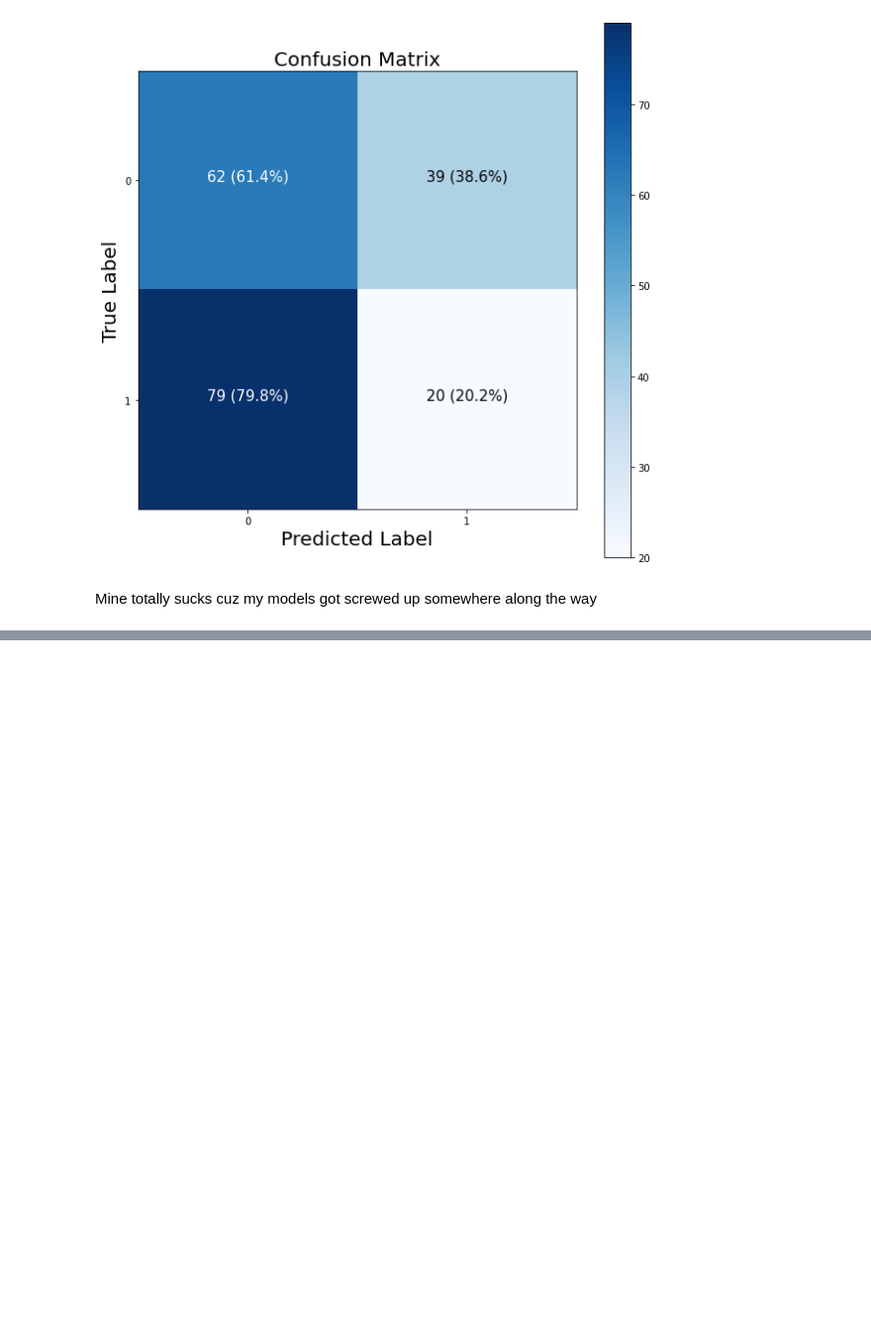
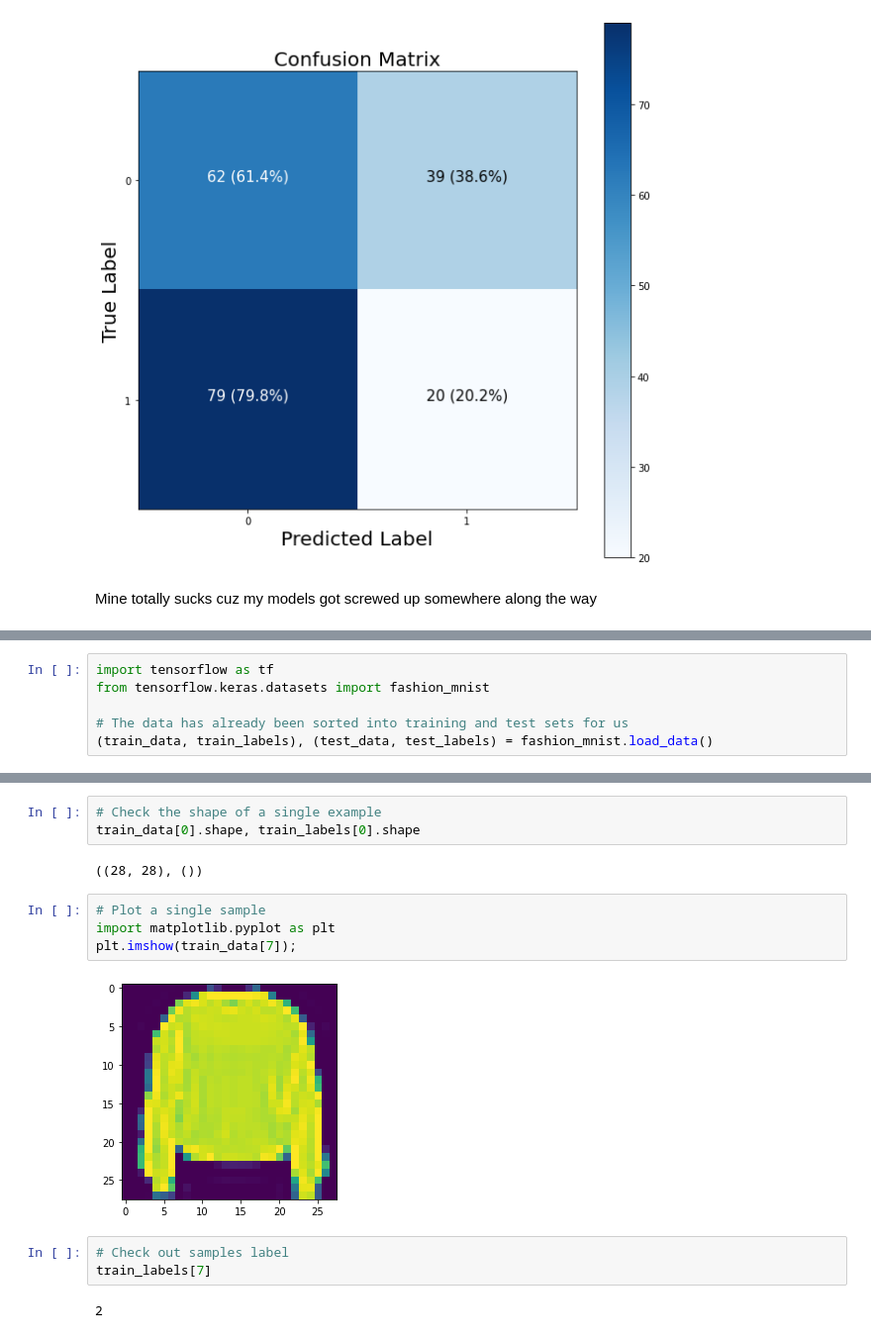
Before and after one commit to ryandraper/neural-network-learning, a Jupyter notebook: 02_neural_network_classification_with_tensorflow_video.ipynb, the cells around one changed output, grey strips where cells are left out. Shown: that part at 99% size. Cells and saved outputs as stored; diff of their text form; blank space fills up the shorter version.

```diff
--- a/02_neural_network_classification_with_tensorflow_video.ipynb
+++ b/02_neural_network_classification_with_tensorflow_video.ipynb
@@ -1058,0 +1069,6 @@ When you have more than 2 classes as an option, it's known as **multi-class clas
+# %%
+import tensorflow as tf
+from tensorflow.keras.datasets import fashion_mnist
+
+# The data has already been sorted into training and test sets for us
+(train_data, train_labels), (test_data, test_labels) = fashion_mnist.load_data()
@@ -1058,0 +1106,16 @@ When you have more than 2 classes as an option, it's known as **multi-class clas
+# %%
+# Check the shape of a single example
+train_data[0].shape, train_labels[0].shape
+# %% [output]
+((28, 28), ())
+# %%
+# Plot a single sample
+import matplotlib.pyplot as plt
+plt.imshow(train_data[7]);
+# %% [output]
+[figure, added]
+# %%
+# Check out samples label
+train_labels[7]
+# %% [output]
+2
```
Also changed, not shown: parts of 6 cells of this notebook.
